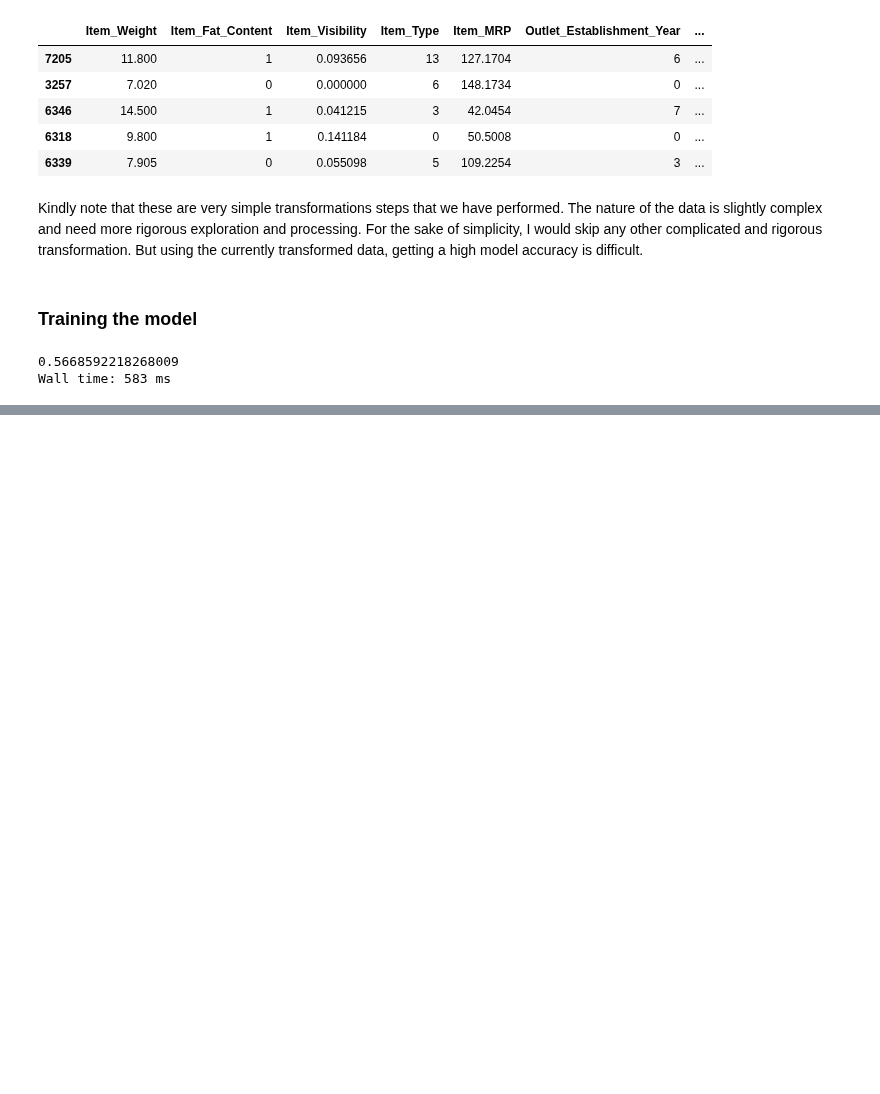
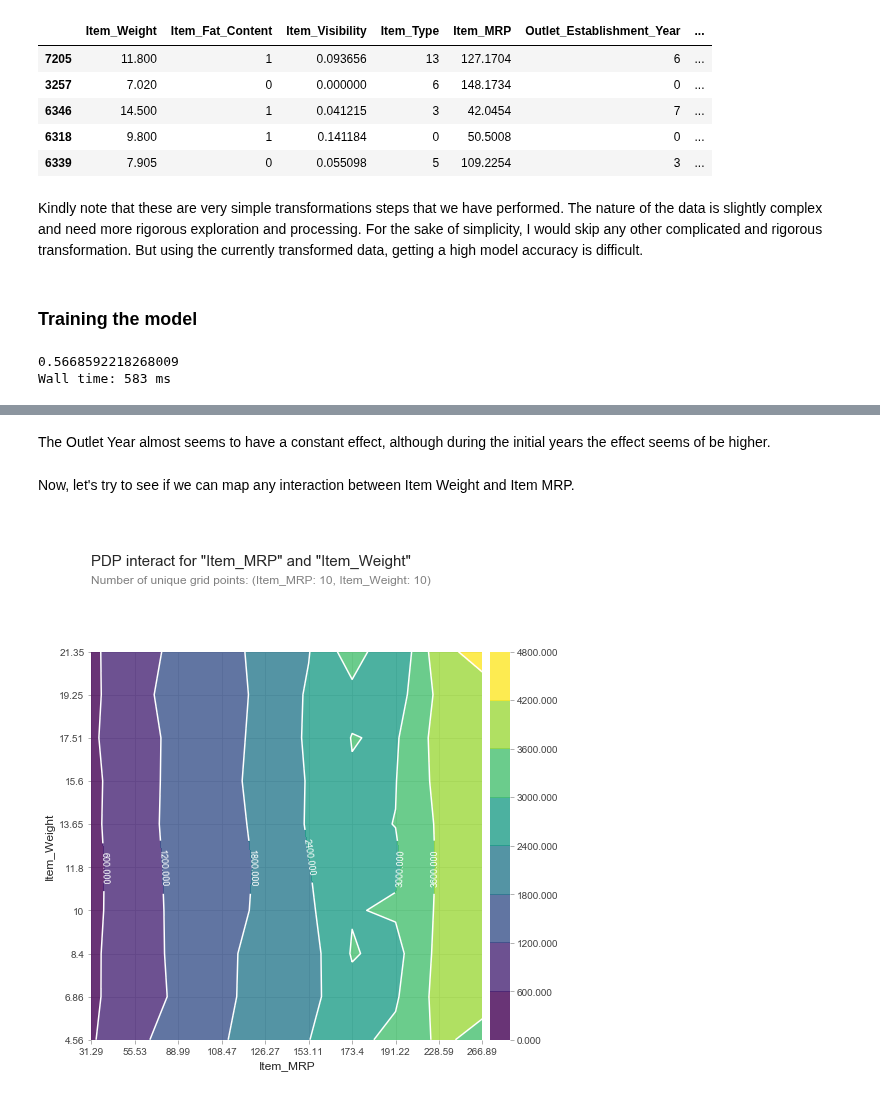
Before and after one commit to PacktPublishing/Applied-Machine-Learning-Explainability-Techniques, a Jupyter notebook: Chapter02/Partial Dependence Plot.ipynb, the cells around one changed output, grey strips where cells are left out. Drawn from its saved outputs; the diff is of its cells as text; code cells hidden in the pictures; blank space fills up the shorter version.

```diff
--- a/Chapter02/Partial Dependence Plot.ipynb
+++ b/Chapter02/Partial Dependence Plot.ipynb
@@ -204,0 +227,15 @@ Wall time: 583 ms
+# %% [markdown]
+The Outlet Year almost seems to have a constant effect, although during the initial years the effect seems of be higher.
+# %% [markdown]
+Now, let's try to see if we can map any interaction between Item Weight and Item MRP.
+# %%
+# PDP plot for interactions between Item Weight and Item MRP
+inter_rf = pdp.pdp_interact(model=regressor,
+                            dataset = x_train,
+                            model_features = x_train.columns,
+                            features = ['Item_MRP', 'Item_Weight'])
+fig, axes = pdp.pdp_interact_plot(
+    inter_rf, ['Item_MRP', 'Item_Weight'], x_quantile=True, plot_type='contour', plot_pdp=False
+)
+# %% [output]
+[figure, added]
```
Also changed, not shown: parts of 16 cells of this notebook.
